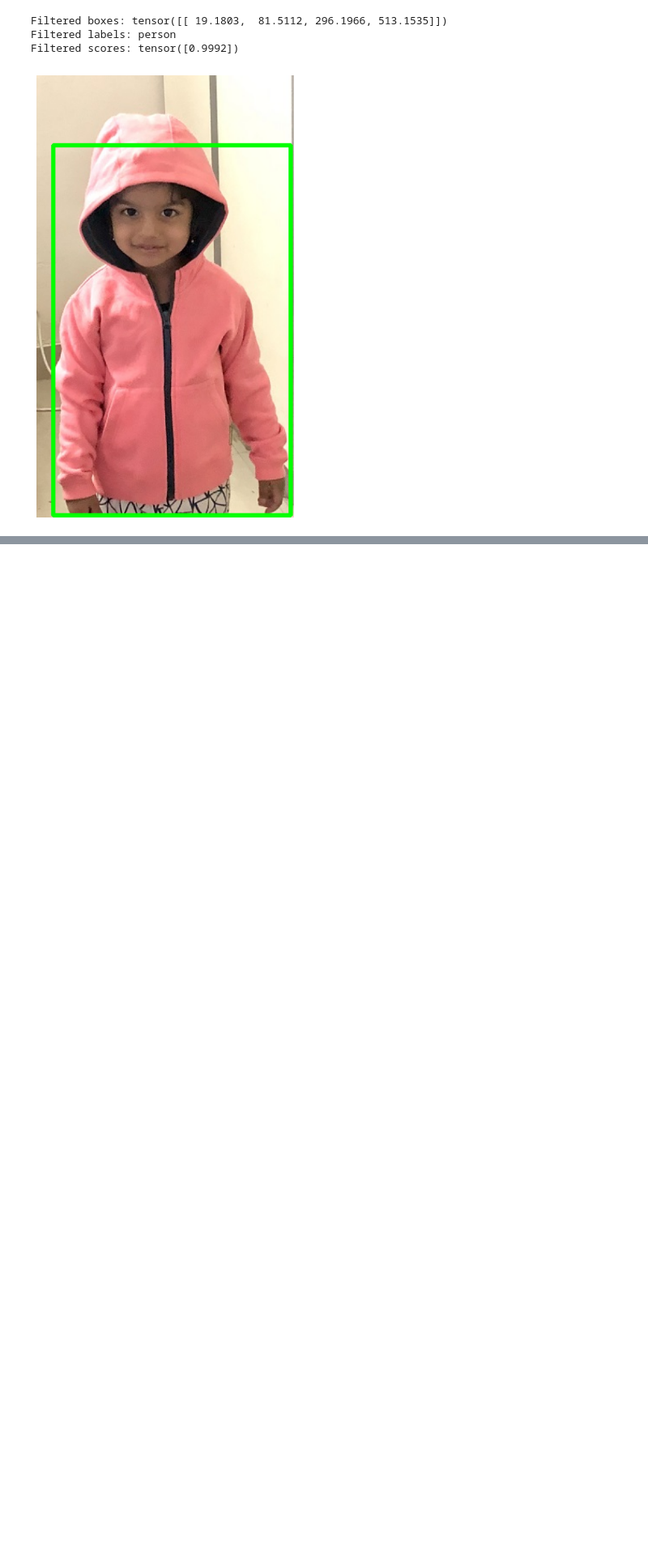
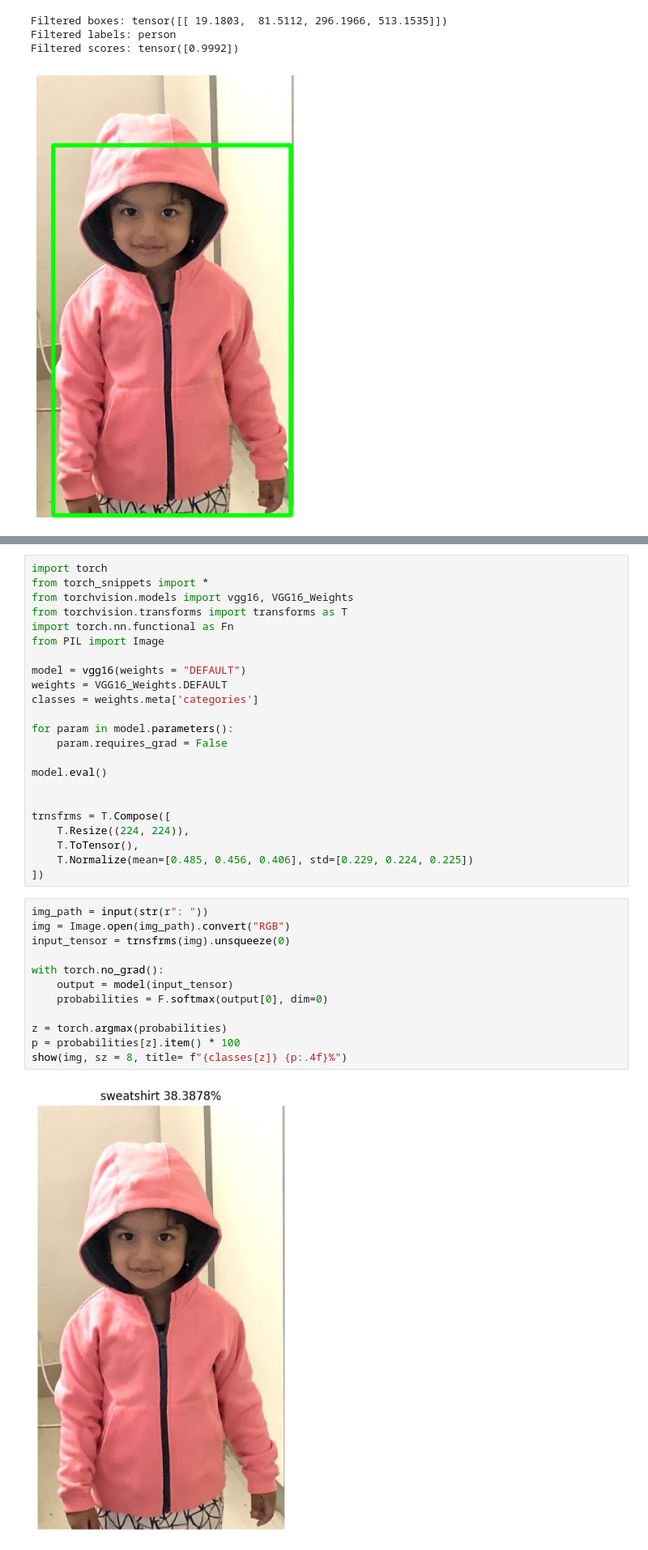
Before and after one commit to AILearningPlatform/Artificial-Intellegence-Learning-Platform, a Jupyter notebook: connections/check.ipynb, the cells around one changed output, grey strips where cells are left out. Shown at 81% size. Saved outputs shown, nothing was run; the diff lists cells and outputs as text; blank space fills up the shorter version.

```diff
--- a/connections/check.ipynb
+++ b/connections/check.ipynb
@@ -260,0 +270,37 @@ Filtered scores: tensor([0.9992])
+# %%
+import torch
+from torch_snippets import *
+from torchvision.models import vgg16, VGG16_Weights
+from torchvision.transforms import transforms as T
+import torch.nn.functional as Fn
+from PIL import Image
+
+model = vgg16(weights = "DEFAULT")
+weights = VGG16_Weights.DEFAULT
+classes = weights.meta['categories']
+
+for param in model.parameters():
+    param.requires_grad = False
+
+model.eval()
+
+
+trnsfrms = T.Compose([
+    T.Resize((224, 224)),
+    T.ToTensor(),
+    T.Normalize(mean=[0.485, 0.456, 0.406], std=[0.229, 0.224, 0.225])
+])
+# %%
+img_path = input(str(r": "))
+img = Image.open(img_path).convert("RGB")
+input_tensor = trnsfrms(img).unsqueeze(0)
+
+with torch.no_grad():
+    output = model(input_tensor)
+    probabilities = F.softmax(output[0], dim=0)
+
+z = torch.argmax(probabilities)
+p = probabilities[z].item() * 100
+show(img, sz = 8, title= f"{classes[z]} {p:.4f}%")
+# %% [output]
+[figure, added]
```
Also changed, not shown: parts of 5 cells of this notebook, 5 other files.
